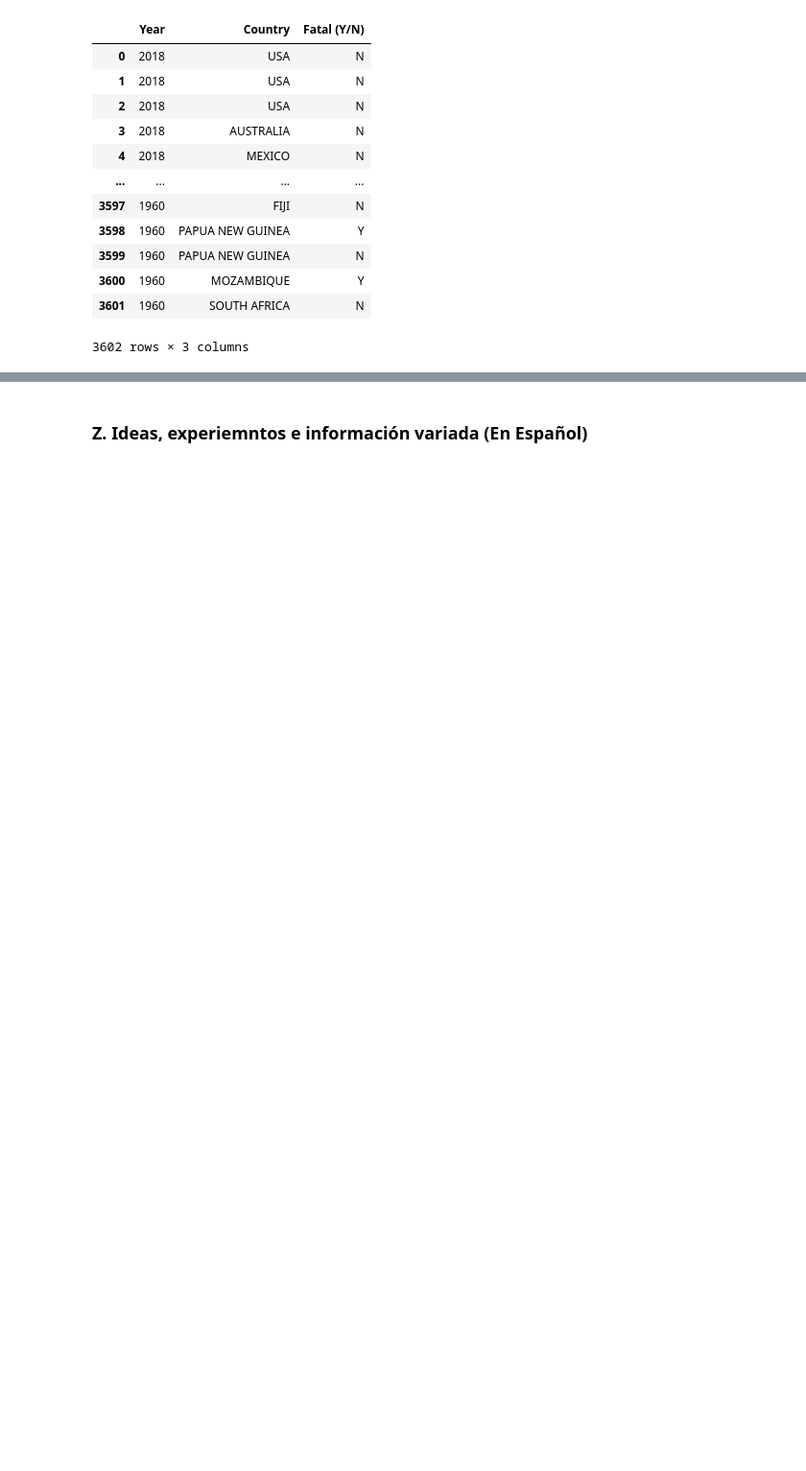
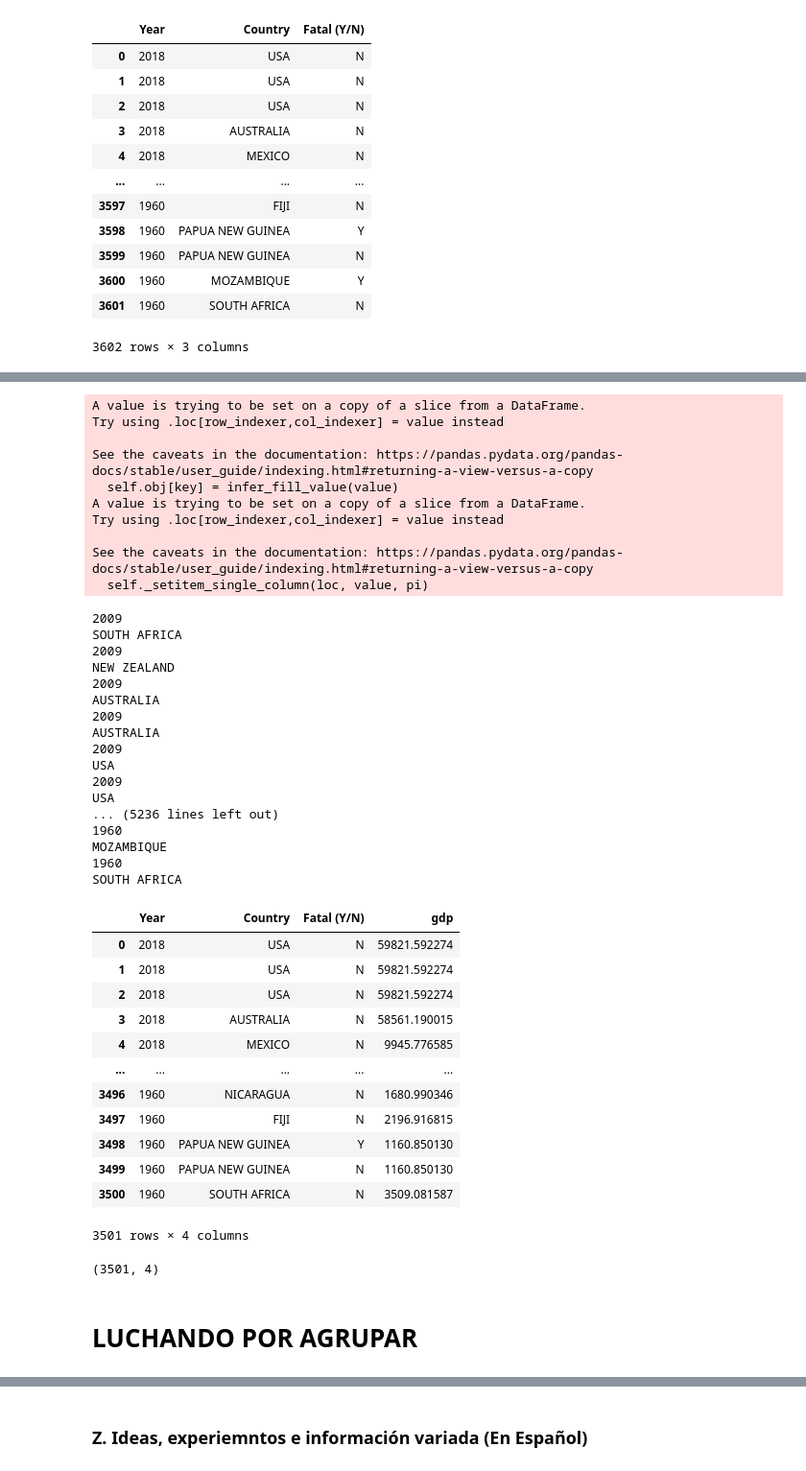
Before and after one commit to DiSanchz/data-cleaning-pandas, a Jupyter notebook: clean.ipynb, the cells around one changed output, grey strips where cells are left out. Shown: that part at 96% size. Cells and saved outputs as stored; diff of their text form; code cells hidden in the pictures; blank space fills up the shorter version.

```diff
--- a/clean.ipynb
+++ b/clean.ipynb
@@ -816,0 +762,21 @@ display(attacks_1_4_3_gdp)
+# %%
+#the following loop is used to pour our gdp data to our main dataframe, matching each country-year pair with its
+#corresponding gdp per capita for the year
+
+for i in range(0,3602):
+    g = attacks_1_4_3_gdp.at[i, 'Year']
+    print(g)
+    h = attacks_1_4_3_gdp.at[i, "Country"]
+    print(h)
+    attacks_1_4_3_gdp.at[i, 'gdp'] = gdp_t.at[str(g) , h]
+
+
+# now all observations for whose the assigned gdp per capita was 0 (it came from a NaN) are deleted, and the index
+#is resetted once again
+
+
+attacks_1_4_3_gdp2 = attacks_1_4_3_gdp[attacks_1_4_3_gdp["gdp"]>0 ]
+attacks_1_4_3_gdp2.reset_index(inplace=True, drop=True)
+display(attacks_1_4_3_gdp2)
+attacks_1_4_3_gdp2.shape
+# %% [output]
@@ -816,0 +800,41 @@ display(attacks_1_4_3_gdp)
+A value is trying to be set on a copy of a slice from a DataFrame.
+Try using .loc[row_indexer,col_indexer] = value instead
+
+See the caveats in the documentation: https://pandas.pydata.org/pandas-docs/stable/user_guide/indexing.html#returning-a-view-versus-a-copy
+  self.obj[key] = infer_fill_value(value)
+A value is trying to be set on a copy of a slice from a DataFrame.
+Try using .loc[row_indexer,col_indexer] = value instead
+
+See the caveats in the documentation: https://pandas.pydata.org/pandas-docs/stable/user_guide/indexing.html#returning-a-view-versus-a-copy
+  self._setitem_single_column(loc, value, pi)
+2009
+SOUTH AFRICA
+2009
+NEW ZEALAND
+2009
+AUSTRALIA
+2009
+AUSTRALIA
+2009
+USA
+2009
+USA
+... (5236 lines left out)
+1960
+MOZAMBIQUE
+1960
+SOUTH AFRICA
+|  | Year | Country | Fatal (Y/N) | gdp |
+| 0 | 2018 | USA | N | 59821.592274 |
+| 1 | 2018 | USA | N | 59821.592274 |
+| 2 | 2018 | USA | N | 59821.592274 |
+| 3 | 2018 | AUSTRALIA | N | 58561.190015 |
+| 4 | 2018 | MEXICO | N | 9945.776585 |
+| ... | ... | ... | ... | ... |
+| 3496 | 1960 | NICARAGUA | N | 1680.990346 |
+| 3497 | 1960 | FIJI | N | 2196.916815 |
+| 3498 | 1960 | PAPUA NEW GUINEA | Y | 1160.850130 |
+| 3499 | 1960 | PAPUA NEW GUINEA | N | 1160.850130 |
+| 3500 | 1960 | SOUTH AFRICA | N | 3509.081587 |
+3501 rows × 4 columns
+(3501, 4)
@@ -816,0 +850,2 @@ display(attacks_1_4_3_gdp)
+# %% [markdown]
+# LUCHANDO POR AGRUPAR
```
Also changed, not shown: parts of 19 cells of this notebook, 1 other file.
